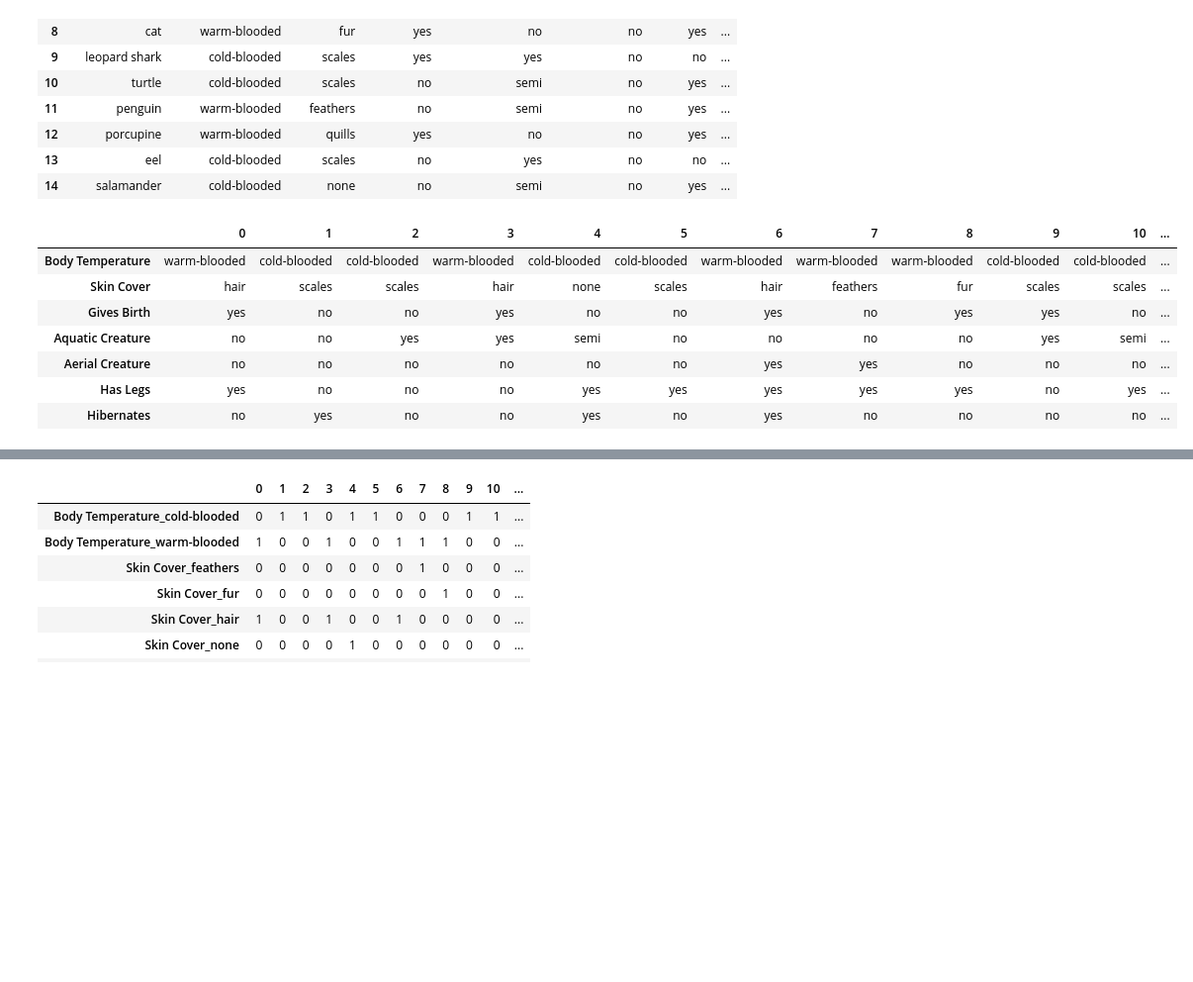
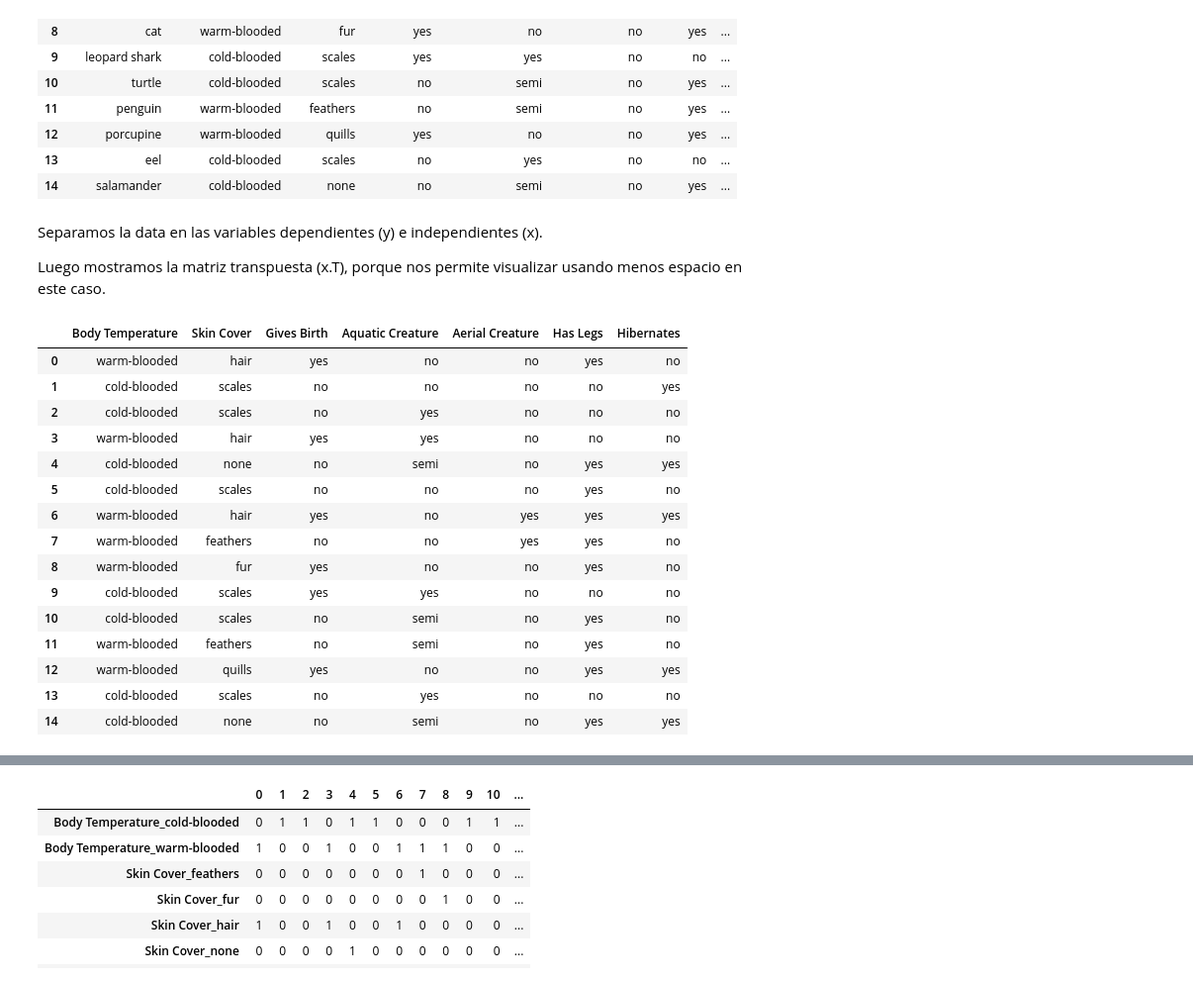
Before and after one commit to iapucp/winter-school-2018, a Jupyter notebook: semana_1_machine_learning/dia_1_arboles_de_decision.ipynb, the cells around one changed output, grey strips where cells are left out. Shown: that part at 99% size. Saved outputs shown, nothing was run; the diff lists cells and outputs as text; code cells hidden in the pictures; blank space fills up the shorter version.

```diff
--- a/semana_1_machine_learning/dia_1_arboles_de_decision.ipynb
+++ b/semana_1_machine_learning/dia_1_arboles_de_decision.ipynb
@@ -24,16 +60,28 @@ df
 | 12 | porcupine | warm-blooded | quills | yes | no | no | yes | ... |
 | 13 | eel | cold-blooded | scales | no | yes | no | no | ... |
 | 14 | salamander | cold-blooded | none | no | semi | no | yes | ... |
+# %% [markdown]
+Separamos la data en las variables dependientes (y) e independientes (x).
+
+Luego mostramos la matriz transpuesta (x.T), porque nos permite visualizar usando menos espacio en este caso.
 # %%
 x = df.drop(['Name', 'Class Label'], axis=1)
 y = df['Class Label']
-x.T
+x
 # %% [output]
-|  | 0 | 1 | 2 | 3 | 4 | 5 | 6 | 7 | 8 | 9 | 10 | ... |
-| Body Temperature | warm-blooded | cold-blooded | cold-blooded | warm-blooded | cold-blooded | cold-blooded | warm-blooded | warm-blooded | warm-blooded | cold-blooded | cold-blooded | ... |
-| Skin Cover | hair | scales | scales | hair | none | scales | hair | feathers | fur | scales | scales | ... |
-| Gives Birth | yes | no | no | yes | no | no | yes | no | yes | yes | no | ... |
-| Aquatic Creature | no | no | yes | yes | semi | no | no | no | no | yes | semi | ... |
-| Aerial Creature | no | no | no | no | no | no | yes | yes | no | no | no | ... |
-| Has Legs | yes | no | no | no | yes | yes | yes | yes | yes | no | yes | ... |
-| Hibernates | no | yes | no | no | yes | no | yes | no | no | no | no | ... |
+|  | Body Temperature | Skin Cover | Gives Birth | Aquatic Creature | Aerial Creature | Has Legs | Hibernates |
+| 0 | warm-blooded | hair | yes | no | no | yes | no |
+| 1 | cold-blooded | scales | no | no | no | no | yes |
+| 2 | cold-blooded | scales | no | yes | no | no | no |
+| 3 | warm-blooded | hair | yes | yes | no | no | no |
+| 4 | cold-blooded | none | no | semi | no | yes | yes |
+| 5 | cold-blooded | scales | no | no | no | yes | no |
+| 6 | warm-blooded | hair | yes | no | yes | yes | yes |
+| 7 | warm-blooded | feathers | no | no | yes | yes | no |
+| 8 | warm-blooded | fur | yes | no | no | yes | no |
+| 9 | cold-blooded | scales | yes | yes | no | no | no |
+| 10 | cold-blooded | scales | no | semi | no | yes | no |
+| 11 | warm-blooded | feathers | no | semi | no | yes | no |
+| 12 | warm-blooded | quills | yes | no | no | yes | yes |
+| 13 | cold-blooded | scales | no | yes | no | no | no |
+| 14 | cold-blooded | none | no | semi | no | yes | yes |
```
Also changed, not shown: parts of 90 cells of this notebook, 7 other files.
